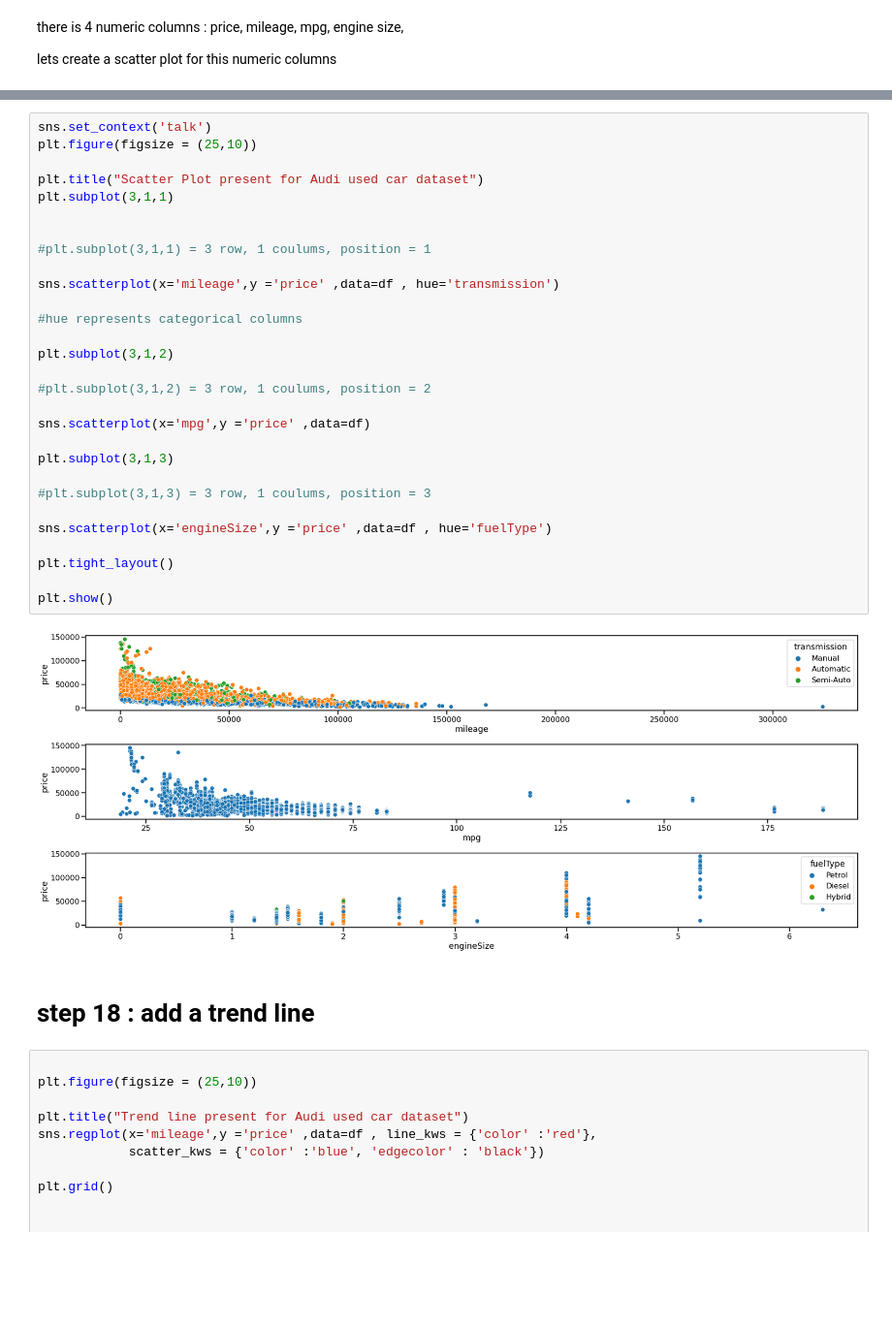
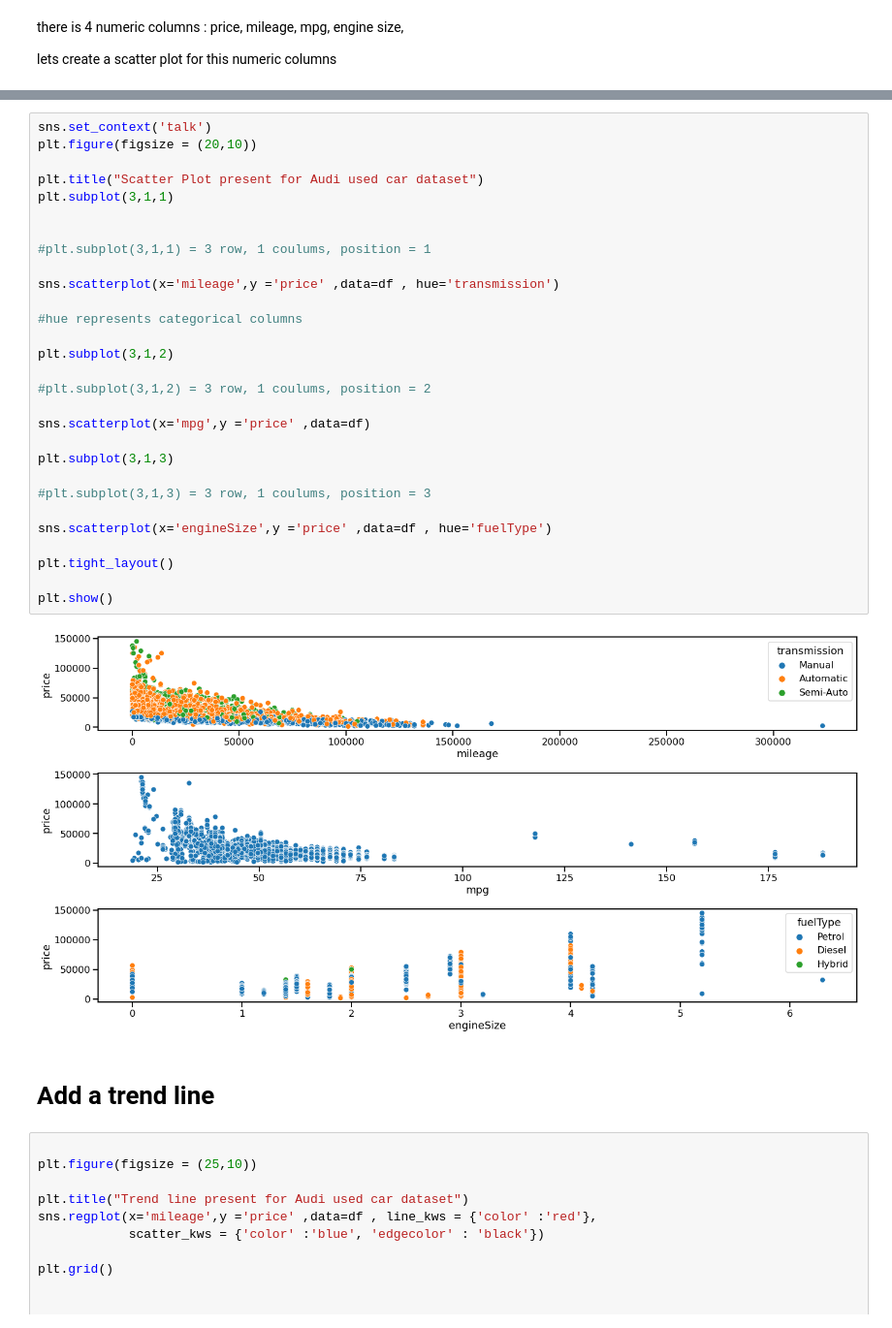
Before and after one commit to Israt055/audi_used_car_analysis-, a Jupyter notebook: audi_used_car_EDA.ipynb, the cells around one changed output, grey strips where cells are left out. Shown: that part at 97% size. Cells and saved outputs as stored; diff of their text form; blank space fills up the shorter version.

```diff
--- a/audi_used_car_EDA.ipynb
+++ b/audi_used_car_EDA.ipynb
@@ -504,36 +366,36 @@ lets create a scatter plot for this numeric columns
 # %%
 sns.set_context('talk')
-plt.figure(figsize = (25,10))
+plt.figure(figsize = (20,10))
 
 plt.title("Scatter Plot present for Audi used car dataset")
 plt.subplot(3,1,1)
 
 
 #plt.subplot(3,1,1) = 3 row, 1 coulums, position = 1
 
 sns.scatterplot(x='mileage',y ='price' ,data=df , hue='transmission')
 
 #hue represents categorical columns
 
 plt.subplot(3,1,2)
 
 #plt.subplot(3,1,2) = 3 row, 1 coulums, position = 2
 
 sns.scatterplot(x='mpg',y ='price' ,data=df)
 
 plt.subplot(3,1,3)
 
 #plt.subplot(3,1,3) = 3 row, 1 coulums, position = 3
 
 sns.scatterplot(x='engineSize',y ='price' ,data=df , hue='fuelType')
 
 plt.tight_layout()
 
 plt.show()
 # %% [output]
-[figure, old version]
+[figure, new version]
 # %% [markdown]
-# step 18 : add a trend line
+# Add a trend line
 # %%
 
 plt.figure(figsize = (25,10))
```
Also changed, not shown: parts of 51 cells of this notebook.
